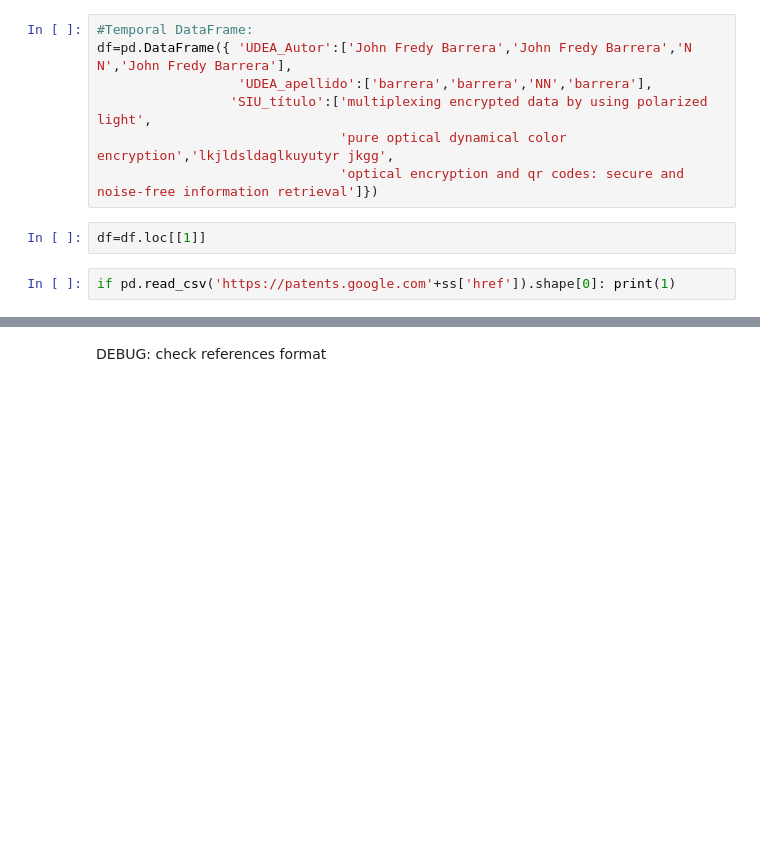
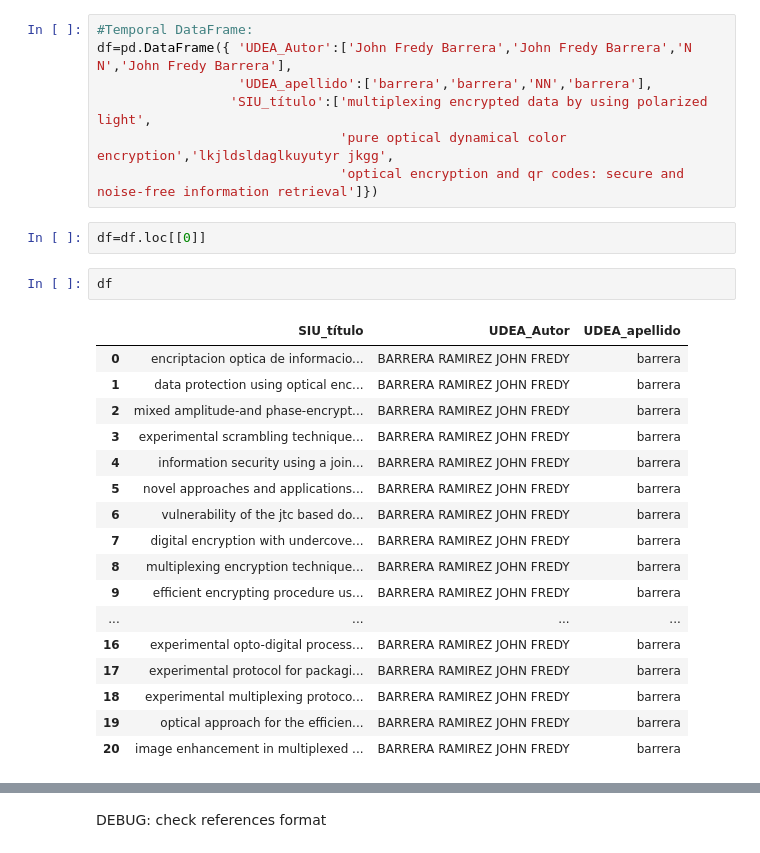
Before and after one commit to restrepo/run_firefox_from_jupyter, a Jupyter notebook: patents.ipynb, the cells around one changed output, grey strips where cells are left out. Cells and saved outputs as stored; diff of their text form; blank space fills up the shorter version.

```diff
--- a/patents.ipynb
+++ b/patents.ipynb
@@ -95,9 +95,27 @@ df=pd.DataFrame({ 'UDEA_Autor':['John Fredy Barrera','John Fredy Barrera','N N',
                                'pure optical dynamical color encryption','lkjldsldaglkuyutyr jkgg',
                                'optical encryption and qr codes: secure and noise-free information retrieval']})
 # %%
-df=df.loc[[1]]
+df=df.loc[[0]]
-# %%
-if pd.read_csv('https://patents.google.com'+ss['href']).shape[0]: print(1)
+# %%
+df
+# %% [output]
+|  | SIU_título | UDEA_Autor | UDEA_apellido |
+| 0 | encriptacion optica de informacio... | BARRERA RAMIREZ JOHN FREDY | barrera |
+| 1 | data protection using optical enc... | BARRERA RAMIREZ JOHN FREDY | barrera |
+| 2 | mixed amplitude-and phase-encrypt... | BARRERA RAMIREZ JOHN FREDY | barrera |
+| 3 | experimental scrambling technique... | BARRERA RAMIREZ JOHN FREDY | barrera |
+| 4 | information security using a join... | BARRERA RAMIREZ JOHN FREDY | barrera |
+| 5 | novel approaches and applications... | BARRERA RAMIREZ JOHN FREDY | barrera |
+| 6 | vulnerability of the jtc based do... | BARRERA RAMIREZ JOHN FREDY | barrera |
+| 7 | digital encryption with undercove... | BARRERA RAMIREZ JOHN FREDY | barrera |
+| 8 | multiplexing encryption technique... | BARRERA RAMIREZ JOHN FREDY | barrera |
+| 9 | efficient encrypting procedure us... | BARRERA RAMIREZ JOHN FREDY | barrera |
+| ... | ... | ... | ... |
+| 16 | experimental opto-digital process... | BARRERA RAMIREZ JOHN FREDY | barrera |
+| 17 | experimental protocol for packagi... | BARRERA RAMIREZ JOHN FREDY | barrera |
+| 18 | experimental multiplexing protoco... | BARRERA RAMIREZ JOHN FREDY | barrera |
+| 19 | optical approach for the efficien... | BARRERA RAMIREZ JOHN FREDY | barrera |
+| 20 | image enhancement in multiplexed ... | BARRERA RAMIREZ JOHN FREDY | barrera |
 # %%
 SAVE=False
 patents=pd.DataFrame()
```
Also changed, not shown: parts of 5 cells of this notebook.
